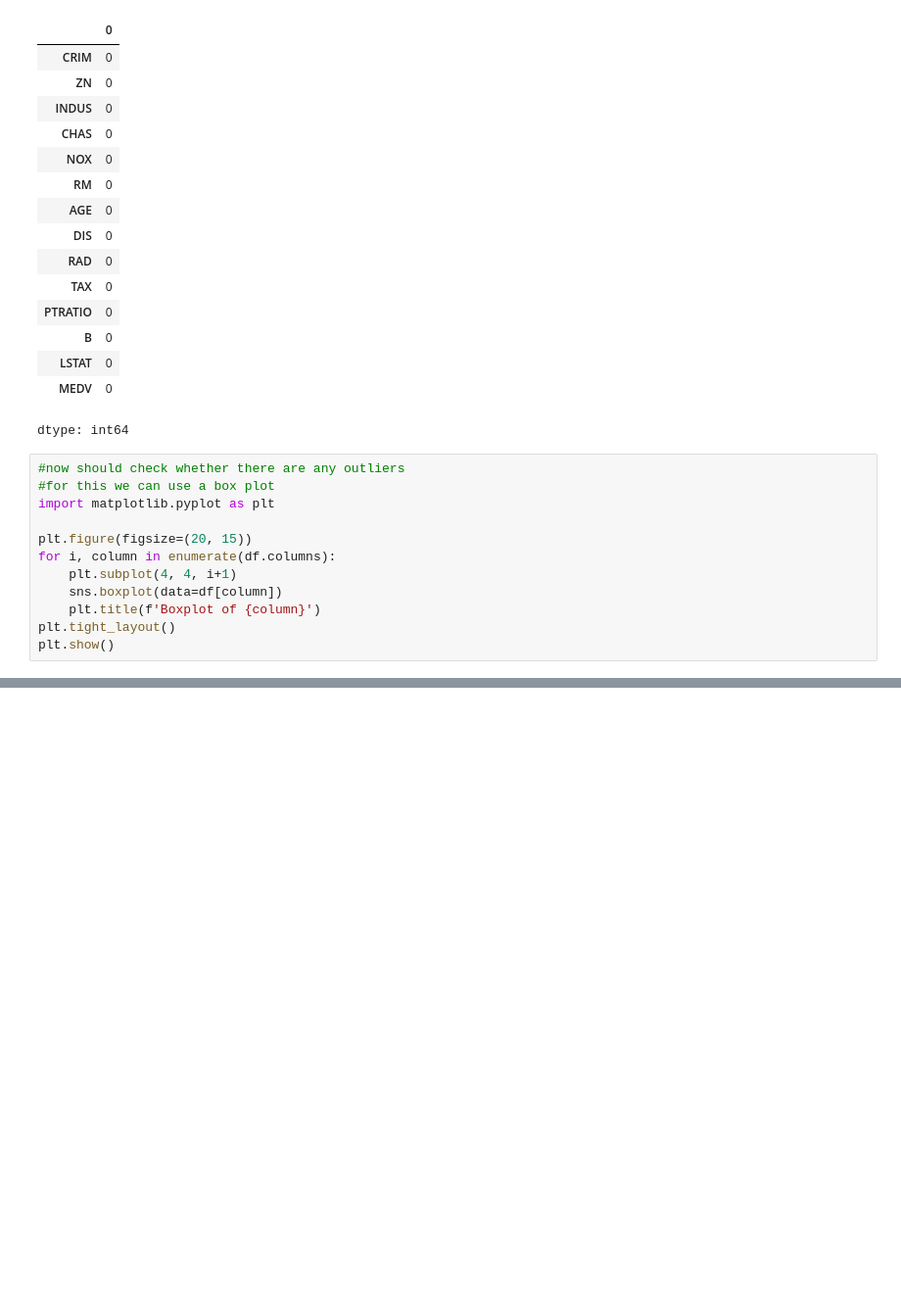
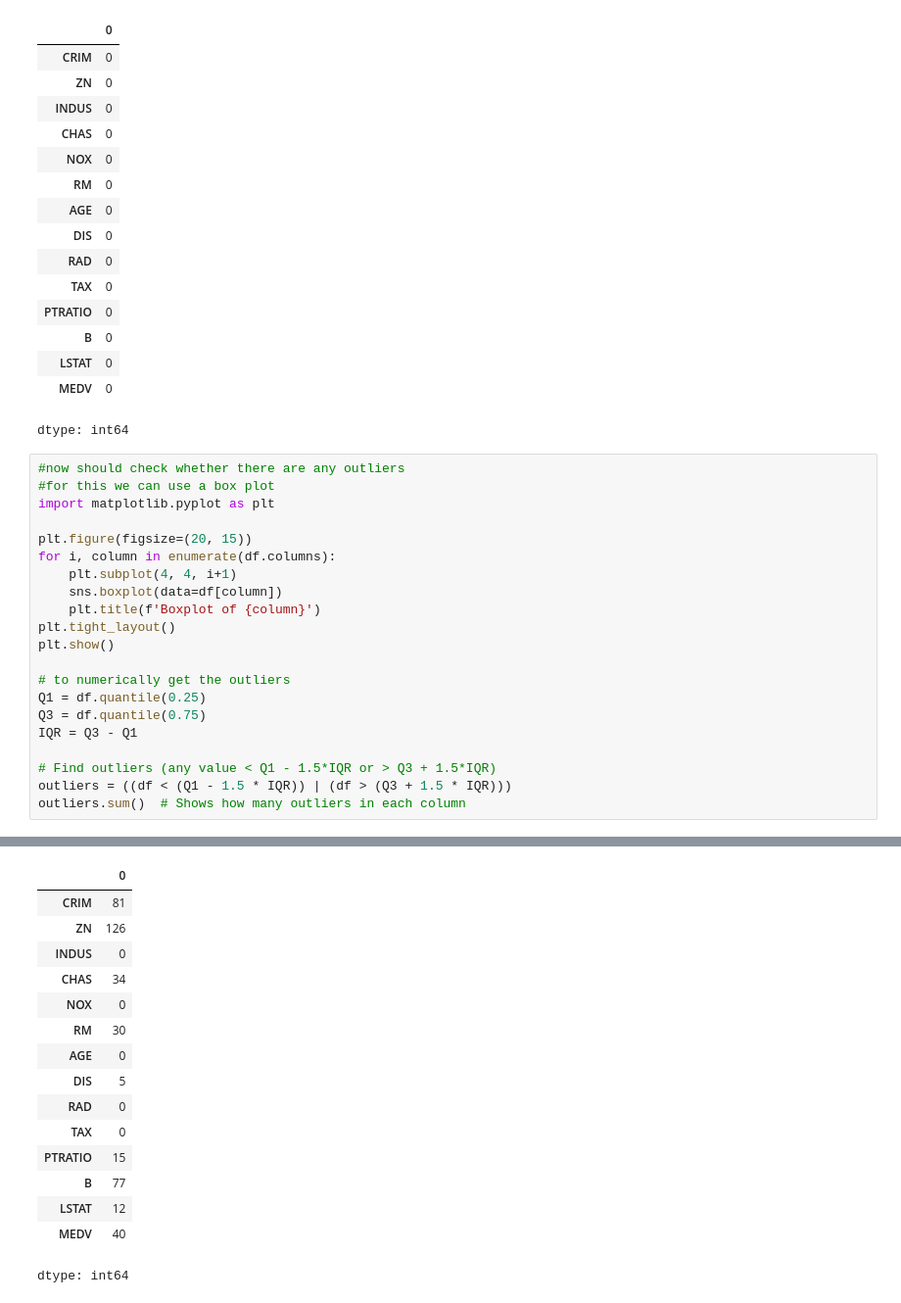
Before and after one commit to M-Rathnayake/House-Price-Prediction, a Jupyter notebook: housingBoston.ipynb, the cells around one changed output, grey strips where cells are left out. Shown: that part at 98% size. Saved outputs shown, nothing was run; the diff lists cells and outputs as text; blank space fills up the shorter version.

```diff
--- a/housingBoston.ipynb
+++ b/housingBoston.ipynb
@@ -64,14 +64,39 @@ dtype: int64
 # %%
 #now should check whether there are any outliers
 #for this we can use a box plot
 import matplotlib.pyplot as plt
 
 plt.figure(figsize=(20, 15))
 for i, column in enumerate(df.columns):
     plt.subplot(4, 4, i+1)
     sns.boxplot(data=df[column])
     plt.title(f'Boxplot of {column}')
 plt.tight_layout()
 plt.show()
+
+# to numerically get the outliers
+Q1 = df.quantile(0.25)
+Q3 = df.quantile(0.75)
+IQR = Q3 - Q1
+
+# Find outliers (any value < Q1 - 1.5*IQR or > Q3 + 1.5*IQR)
+outliers = ((df < (Q1 - 1.5 * IQR)) | (df > (Q3 + 1.5 * IQR)))
+outliers.sum()  # Shows how many outliers in each column
 # %% [output]
 [figure]
+|  | 0 |
+| CRIM | 81 |
+| ZN | 126 |
+| INDUS | 0 |
+| CHAS | 34 |
+| NOX | 0 |
+| RM | 30 |
+| AGE | 0 |
+| DIS | 5 |
+| RAD | 0 |
+| TAX | 0 |
+| PTRATIO | 15 |
+| B | 77 |
+| LSTAT | 12 |
+| MEDV | 40 |
+dtype: int64
```
Also changed, not shown: parts of 1 cell of this notebook.
